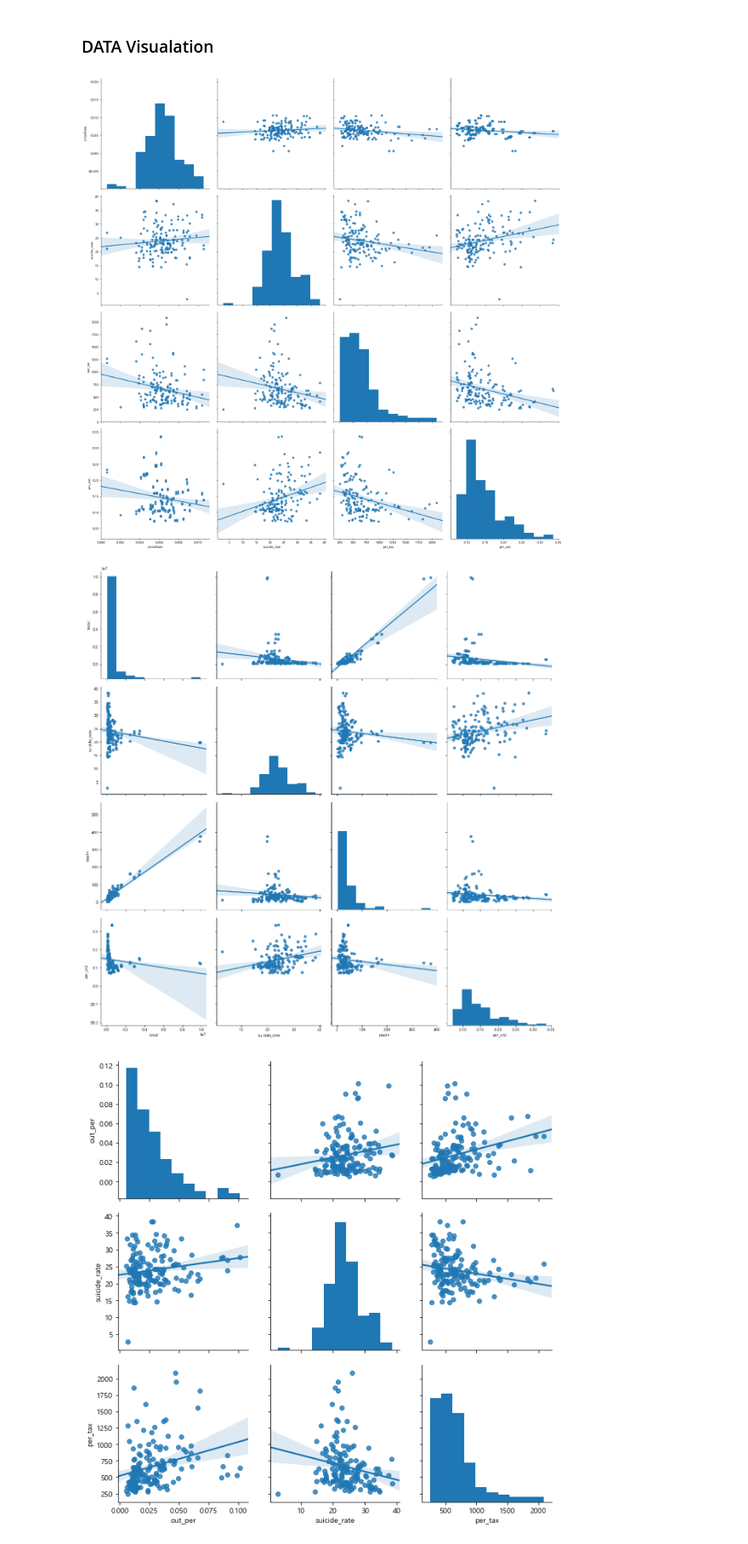
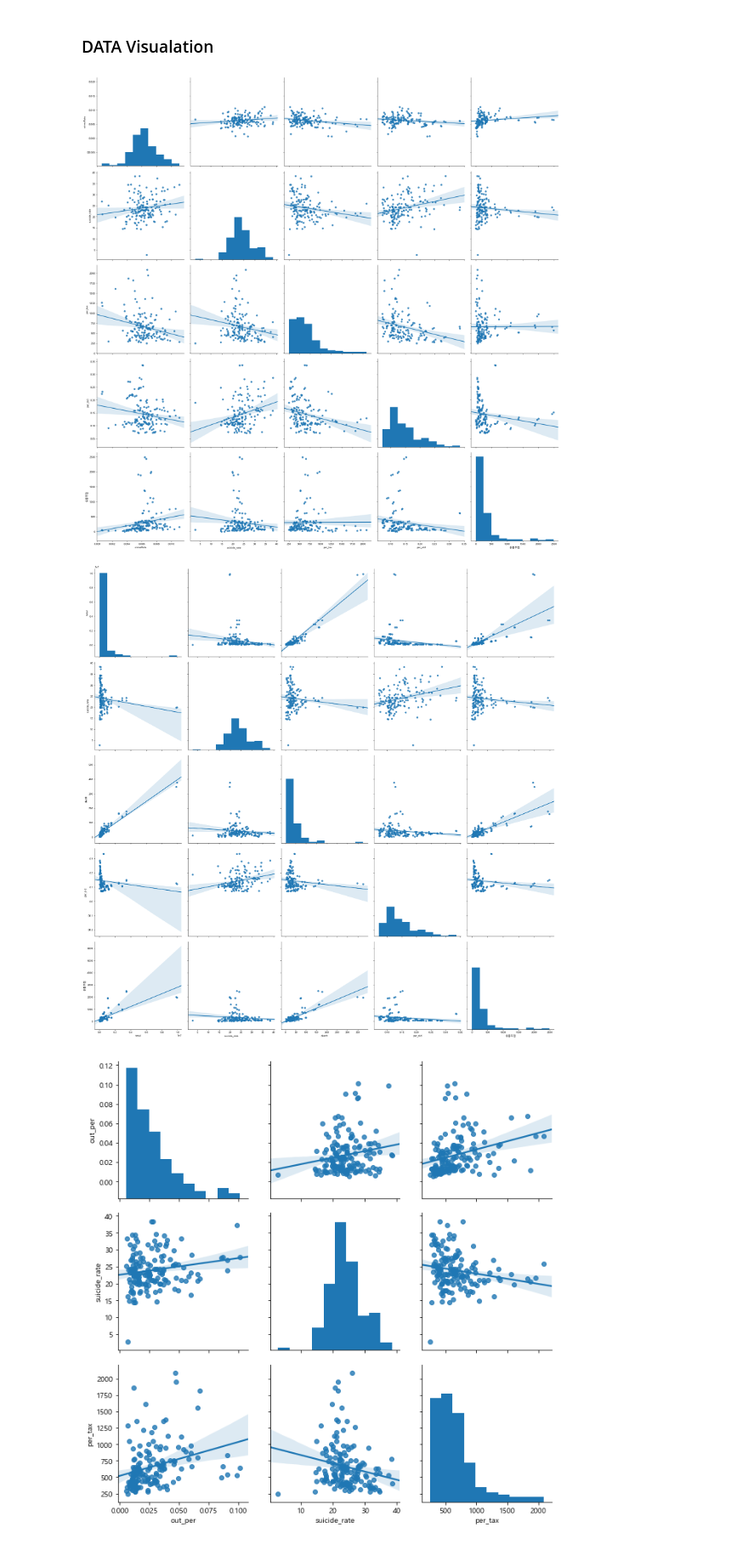
Before and after one commit to pci2676/db_pjt, a Jupyter notebook: DBP_ds.ipynb, the cells around one changed output. Shown at 85% size. Drawn from its saved outputs; the diff is of its cells as text; code cells hidden in the pictures.

Commit message:
change the image and contents

```diff
--- a/DBP_ds.ipynb
+++ b/DBP_ds.ipynb
@@ -618,15 +623,15 @@ cctv / 고령자:
 # %% [markdown]
 ### DATA Visualation
 # %%
-sns.pairplot(total_data, vars=["crimeRate", "suicide_rate", "per_tax", "per_old"], kind='reg', size=5)
+sns.pairplot(total_data, vars=["crimeRate", "suicide_rate", "per_tax", "per_old", "유흥주점"], kind='reg', size=5)
 plt.show()
 # %% [output]
-[figure, old version]
+[figure, new version]
 # %%
-sns.pairplot(total_data, vars=["total",  "suicide_rate", "death","per_old"], kind='reg', size=4)
+sns.pairplot(total_data, vars=["total",  "suicide_rate", "death","per_old", "유흥주점"], kind='reg', size=5)
 plt.show()
 # %% [output]
-[figure, old version]
+[figure, new version]
 # %%
 sns.pairplot(total_data, vars=["out_per", "suicide_rate", "per_tax"], kind='reg', size=3)
 plt.show()
```
Also changed, not shown: parts of 15 cells of this notebook, 6 other files.
